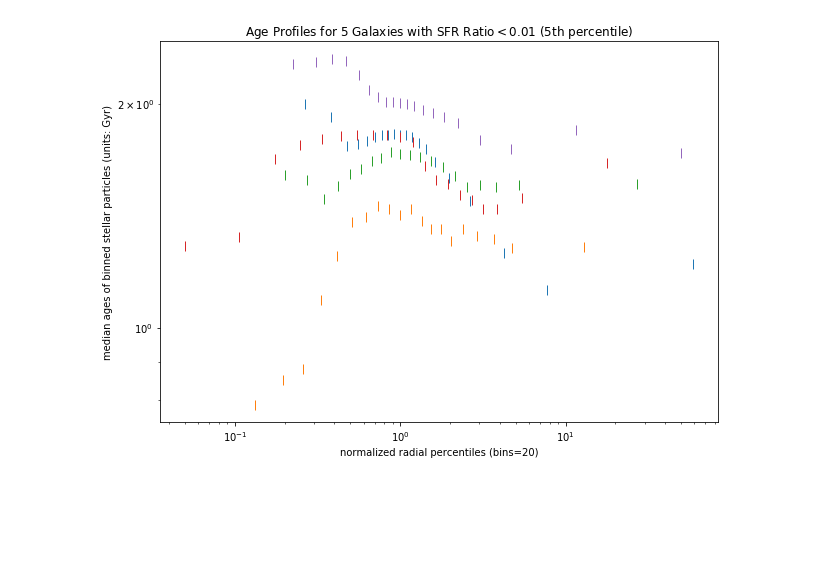
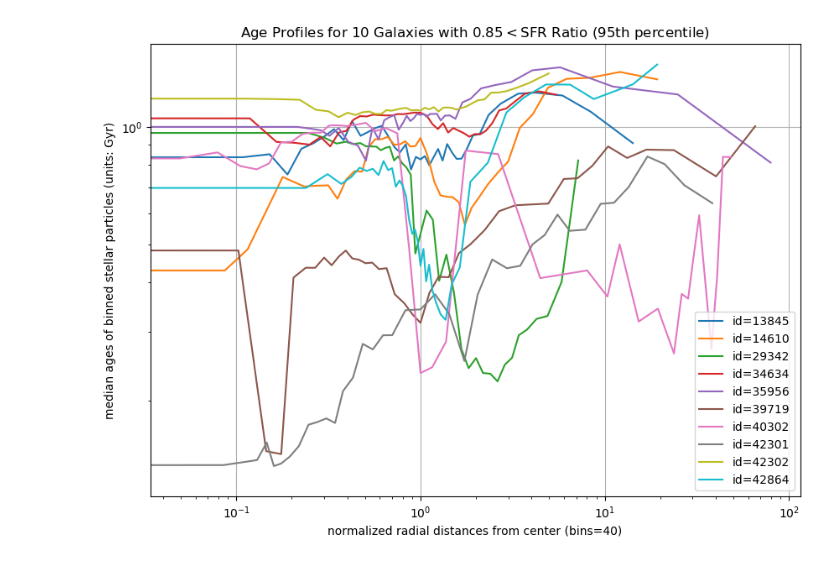
Before and after one commit to pathakde/Galaxy-Quenching, a Jupyter notebook: preliminary_plots.ipynb, the cells around one changed output. Drawn from its saved outputs; the diff is of its cells as text; code cells hidden in the pictures; blank space fills up the shorter version.

```diff
--- a/preliminary_plots.ipynb
+++ b/preliminary_plots.ipynb
@@ -34,4 +38,4 @@ with h5py.File('galaxy_population_data_2.hdf5', 'r') as f:
 # %%
-low_ratio = ids[SFR_ratio<0.01][:5]
-#mid_ratio = ids[0.4<SFR_ratio<0.5][:5] #unsure how to slice for 2 conditions
-high_ratio = ids[0.85<SFR_ratio][:5]
+low_ratio = ids[SFR_ratio<0.01][:10]
+mid_ratio = ids[(0.33<SFR_ratio) & (SFR_ratio<0.35)][:10]
+high_ratio = ids[0.85<SFR_ratio][:10]
@@ -97,0 +194,15 @@ plt.yscale('log')
+# %%
+#since I had already shown plots for n_bins=20
+#thought I would plot the age profiles for n_bins=40
+#also plotted 10 instead of 5 galaxies
+#in case it helps
+plt.figure(figsize=(9,6))
+for id in low_ratio:
+    plt.plot(age_profile(id=id, redshift=2, n_bins=40)[1], age_profile(id=id, redshift=2, n_bins=40)[0], label='id='+str(id))
+plt.legend()
+plt.grid()
+plt.title('Age Profiles for 10 Galaxies with SFR Ratio$<0.01$ (5th percentile)')
+plt.xlabel('normalized radial distances from center (bins=40)')
+plt.ylabel('median ages of binned stellar particles (units: Gyr)')
+plt.xscale('log')
+plt.yscale('log')
@@ -97,0 +211,11 @@ plt.yscale('log')
+# %%
+plt.figure(figsize=(10,7))
+for id in mid_ratio:
+    plt.plot(age_profile(id=id, redshift=2, n_bins=40)[1], age_profile(id=id, redshift=2, n_bins=40)[0], label='id='+str(id))
+plt.legend()
+plt.grid()
+plt.title('Age Profiles for 10 Galaxies with $0.33<$SFR$<0.35$ Ratio (50th-52nd percentile)')
+plt.xlabel('normalized radial distances from center (bins=40)')
+plt.ylabel('median ages of binned stellar particles (units: Gyr)')
+plt.xscale('log')
+plt.yscale('log')
@@ -98,11 +224,13 @@ plt.yscale('log')
 # %%
 plt.figure(figsize=(10,7))
-for id in low_ratio:
-    plt.plot(age_profile(id=id, redshift=2)[1], age_profile(id=id, redshift=2)[0], '|', ms=10)
-plt.title('Age Profiles for 5 Galaxies with SFR Ratio$<0.01$ (5th percentile)')
-plt.xlabel('normalized radial percentiles (bins=20)')
+for id in high_ratio:
+    plt.plot(age_profile(id=id, redshift=2, n_bins=40)[1], age_profile(id=id, redshift=2, n_bins=40)[0], label='id='+str(id))
+plt.legend()
+plt.grid()
+plt.title('Age Profiles for 10 Galaxies with $0.85<$SFR Ratio (95th percentile)')
+plt.xlabel('normalized radial distances from center (bins=40)')
 plt.ylabel('median ages of binned stellar particles (units: Gyr)')
 plt.xscale('log')
-plt.yscale('log')
+plt.yscale('log')#plot lines
 # %% [output]
-[figure, old version]
+[figure, new version]
```
Also changed, not shown: parts of 19 cells of this notebook.
